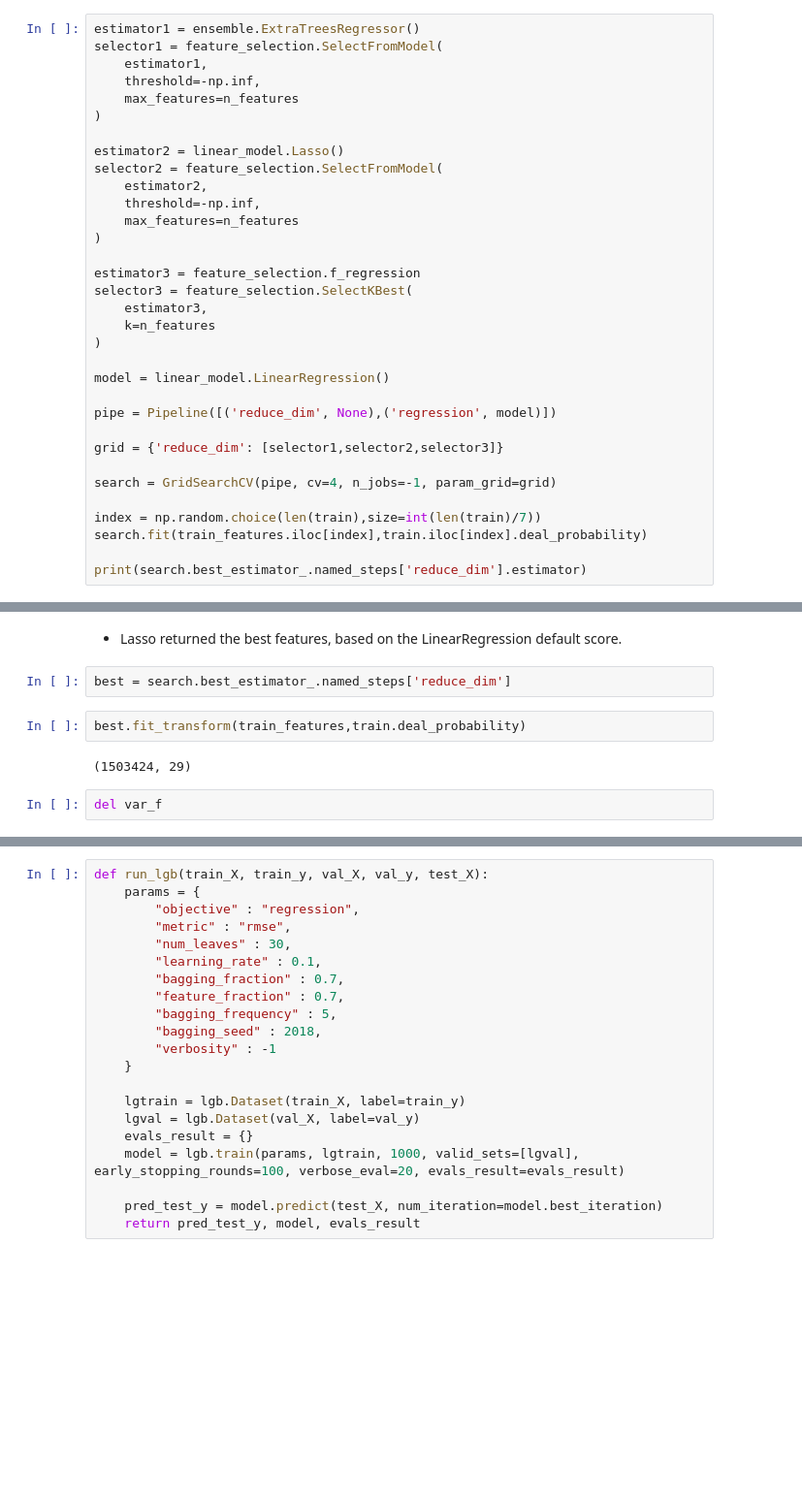
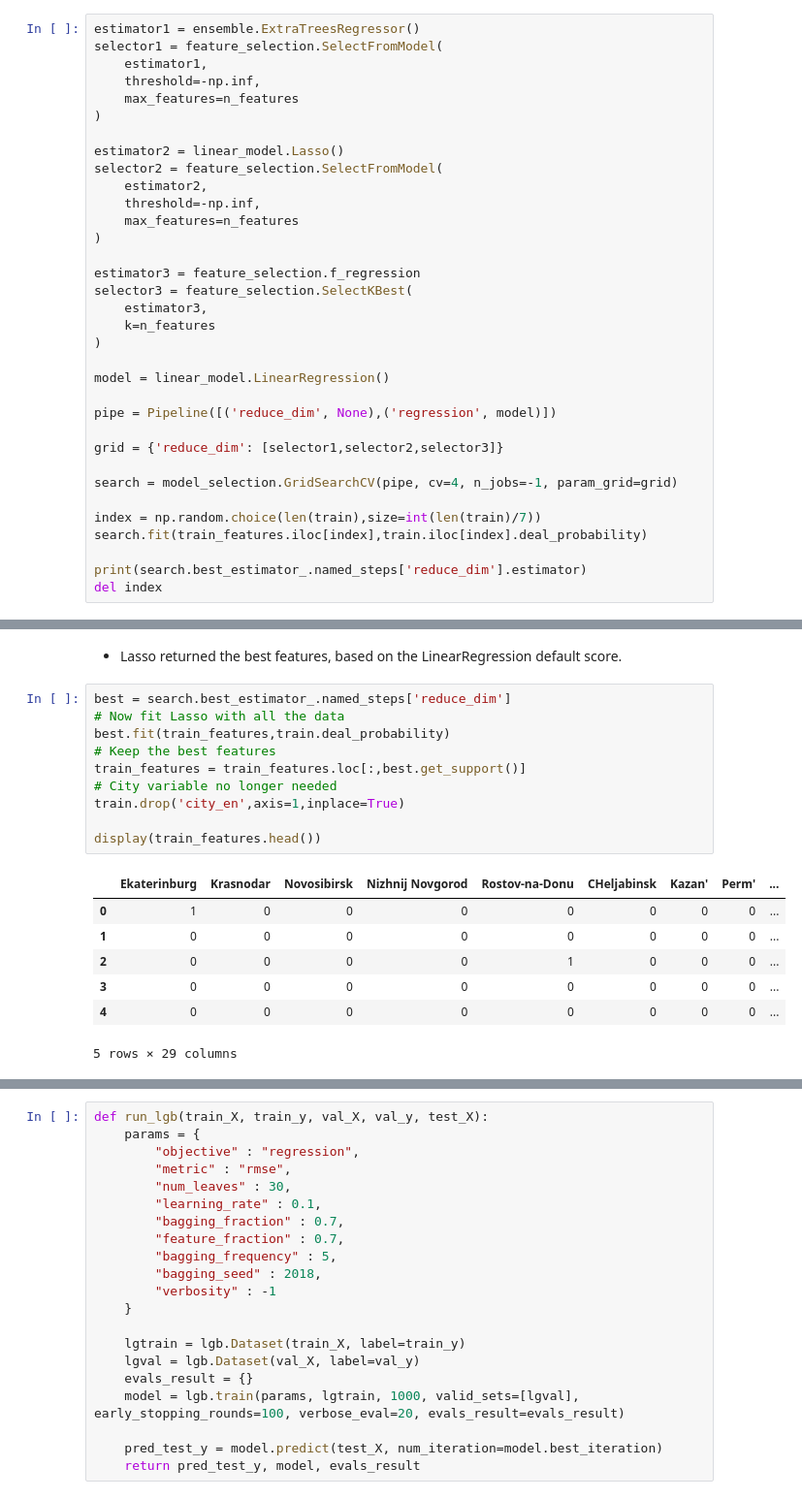
Before and after one commit to MiguelNiblock/Deep-NLP_Predicting-Ad-Demand, a Jupyter notebook: Model*.ipynb, the cells around one changed output, grey strips where cells are left out. Shown at 97% size. Cells and saved outputs as stored; diff of their text form; blank space fills up the shorter version.

```diff
--- a/Model*.ipynb
+++ b/Model*.ipynb
@@ -201,10 +196,11 @@ pipe = Pipeline([('reduce_dim', None),('regression', model)])
 
 grid = {'reduce_dim': [selector1,selector2,selector3]}
 
-search = GridSearchCV(pipe, cv=4, n_jobs=-1, param_grid=grid)
+search = model_selection.GridSearchCV(pipe, cv=4, n_jobs=-1, param_grid=grid)
 
 index = np.random.choice(len(train),size=int(len(train)/7))
 search.fit(train_features.iloc[index],train.iloc[index].deal_probability)
 
 print(search.best_estimator_.named_steps['reduce_dim'].estimator)
+del index
 # %% [output]
@@ -215,10 +210,20 @@ print(search.best_estimator_.named_steps['reduce_dim'].estimator)
 # %% [markdown]
 - Lasso returned the best features, based on the LinearRegression default score.
-# %%
-best = search.best_estimator_.named_steps['reduce_dim']
-# %%
-best.fit_transform(train_features,train.deal_probability)
-# %% [output]
-(1503424, 29)
-# %%
-del var_f
+# %%
+best = search.best_estimator_.named_steps['reduce_dim']
+# Now fit Lasso with all the data
+best.fit(train_features,train.deal_probability)
+# Keep the best features
+train_features = train_features.loc[:,best.get_support()]
+# City variable no longer needed
+train.drop('city_en',axis=1,inplace=True)
+
+display(train_features.head())
+# %% [output]
+|  | Ekaterinburg | Krasnodar | Novosibirsk | Nizhnij Novgorod | Rostov-na-Donu | CHeljabinsk | Kazan' | Perm' | ... |
+| 0 | 1 | 0 | 0 | 0 | 0 | 0 | 0 | 0 | ... |
+| 1 | 0 | 0 | 0 | 0 | 0 | 0 | 0 | 0 | ... |
+| 2 | 0 | 0 | 0 | 0 | 1 | 0 | 0 | 0 | ... |
+| 3 | 0 | 0 | 0 | 0 | 0 | 0 | 0 | 0 | ... |
+| 4 | 0 | 0 | 0 | 0 | 0 | 0 | 0 | 0 | ... |
+5 rows × 29 columns
```
Also changed, not shown: parts of 35 cells of this notebook.
